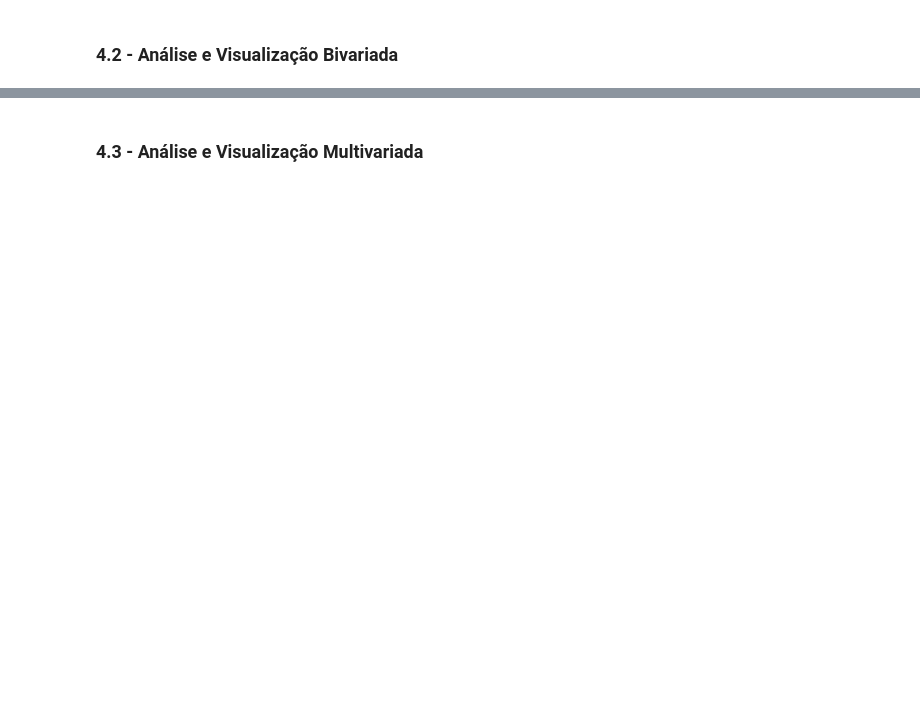
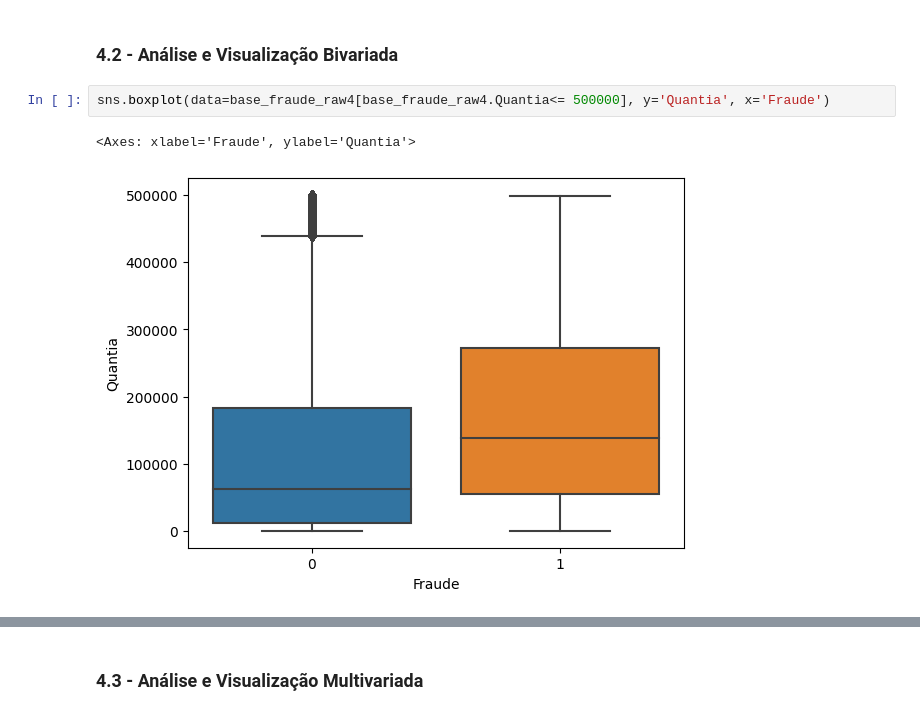
Before and after one commit to ValmirJrDS/deteccao_fraude, a Jupyter notebook: notebooks/c0.3-vj-filtragem-variaveis copy 2.ipynb, the cells around one changed output, grey strips where cells are left out. Drawn from its saved outputs; the diff is of its cells as text; blank space fills up the shorter version.

```diff
--- a/notebooks/c0.3-vj-filtragem-variaveis copy.ipynb
+++ b/notebooks/c0.3-vj-filtragem-variaveis copy 2.ipynb
@@ -345,2 +408,7 @@ base_fraude_raw4.head()
 # %% [markdown]
 ### 4.2 - Análise e Visualização Bivariada
+# %%
+sns.boxplot(data=base_fraude_raw4[base_fraude_raw4.Quantia<= 500000], y='Quantia', x='Fraude')
+# %% [output]
+<Axes: xlabel='Fraude', ylabel='Quantia'>
+[figure, added]
```
Also changed, not shown: parts of 11 cells of this notebook, 1 other file.
